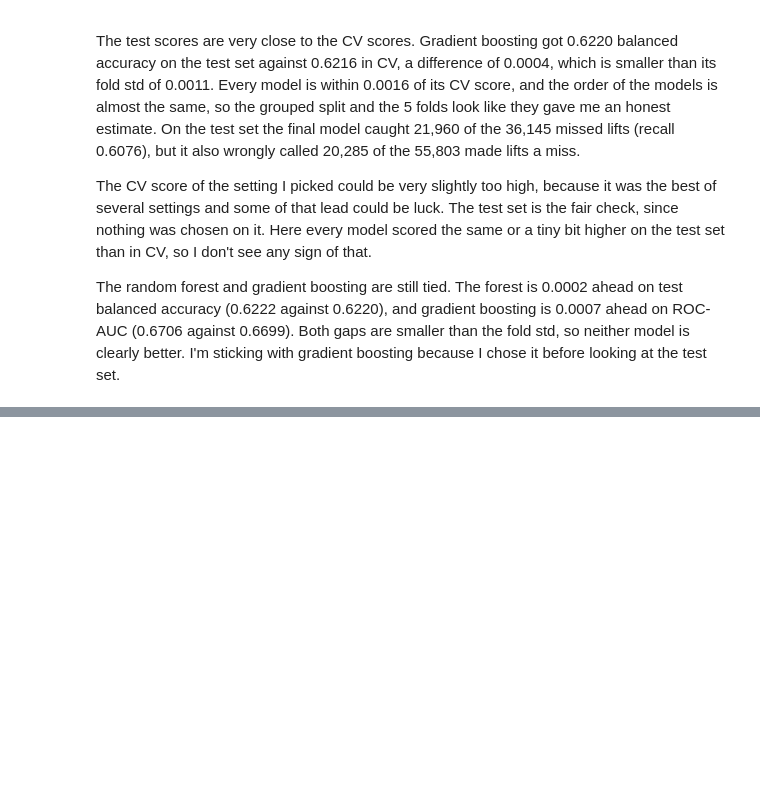
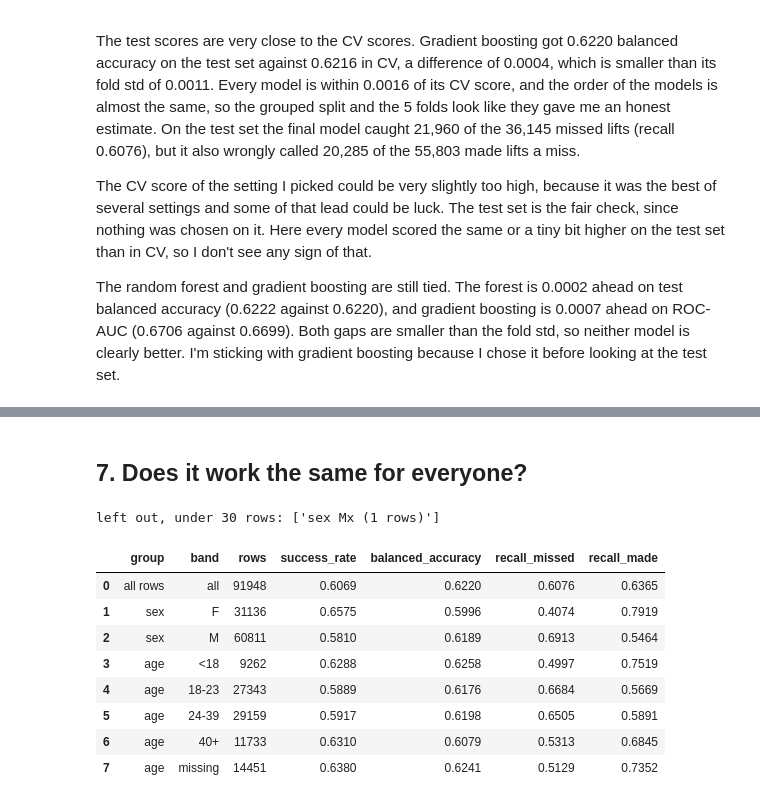
Before and after one commit to Jake23461/CT4101-Powerlifting, a Jupyter notebook: notebooks/05_final.ipynb, the cells around one changed output, grey strips where cells are left out. Saved outputs shown, nothing was run; the diff lists cells and outputs as text; code cells hidden in the pictures; blank space fills up the shorter version.

```diff
--- a/notebooks/05_final.ipynb
+++ b/notebooks/05_final.ipynb
@@ -368,0 +423,46 @@ The random forest and gradient boosting are still tied. The forest is 0.0002 ahe
+# %% [markdown]
+## 7. Does it work the same for everyone?
+# %%
+def group_scores(actual, predicted):
+    return {'rows': len(actual), 'success_rate': actual.mean(),
+            'balanced_accuracy': balanced_accuracy_score(actual, predicted),
+            'recall_missed': recall_score(actual, predicted, pos_label=0, zero_division=0),
+            'recall_made': recall_score(actual, predicted, pos_label=1, zero_division=0)}
+
+
+# The same age bands as the error analysis in notebook 04.
+age_band = pd.cut(test.Age, [-np.inf, 18, 24, 40, np.inf], right=False,
+                  labels=['<18', '18-23', '24-39', '40+'])
+breakdowns = {'sex': test.Sex,
+              'age': age_band.cat.add_categories('missing').fillna('missing')}
+
+# I leave out any group with fewer than 30 test rows, because that's too few to judge.
+MIN_ROWS = 30
+test_preds = pd.DataFrame({'made': y_test, 'predicted': final_test_pred})
+left_out = []
+rows = [{'group': 'all rows', 'band': 'all', **group_scores(test_preds.made, test_preds.predicted)}]
+for group, band in breakdowns.items():
+    for value, part in test_preds.groupby(band, observed=True):
+        if len(part) < MIN_ROWS:
+            left_out.append(f'{group} {value} ({len(part)} rows)')
+            continue
+        rows.append({'group': group, 'band': str(value),
+                     **group_scores(part.made, part.predicted)})
+
+# Only counts and rates here, nothing about any single lifter.
+print('left out, under 30 rows:', left_out)
+
+test_by_group = pd.DataFrame(rows).round(4)
+test_by_group.to_csv(REPORTS / 'test_by_group.csv', index=False)
+test_by_group
+# %% [output]
+left out, under 30 rows: ['sex Mx (1 rows)']
+|  | group | band | rows | success_rate | balanced_accuracy | recall_missed | recall_made |
+| 0 | all rows | all | 91948 | 0.6069 | 0.6220 | 0.6076 | 0.6365 |
+| 1 | sex | F | 31136 | 0.6575 | 0.5996 | 0.4074 | 0.7919 |
+| 2 | sex | M | 60811 | 0.5810 | 0.6189 | 0.6913 | 0.5464 |
+| 3 | age | <18 | 9262 | 0.6288 | 0.6258 | 0.4997 | 0.7519 |
+| 4 | age | 18-23 | 27343 | 0.5889 | 0.6176 | 0.6684 | 0.5669 |
+| 5 | age | 24-39 | 29159 | 0.5917 | 0.6198 | 0.6505 | 0.5891 |
+| 6 | age | 40+ | 11733 | 0.6310 | 0.6079 | 0.5313 | 0.6845 |
+| 7 | age | missing | 14451 | 0.6380 | 0.6241 | 0.5129 | 0.7352 |
```
Also changed, not shown: parts of 9 cells of this notebook, 3 other files.
